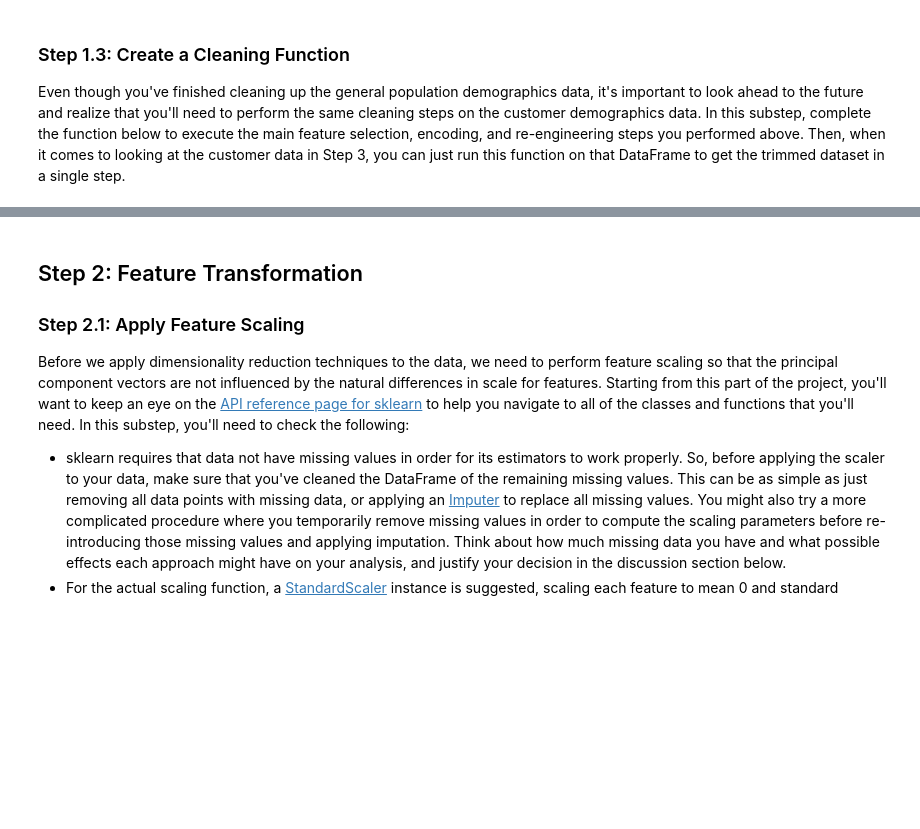
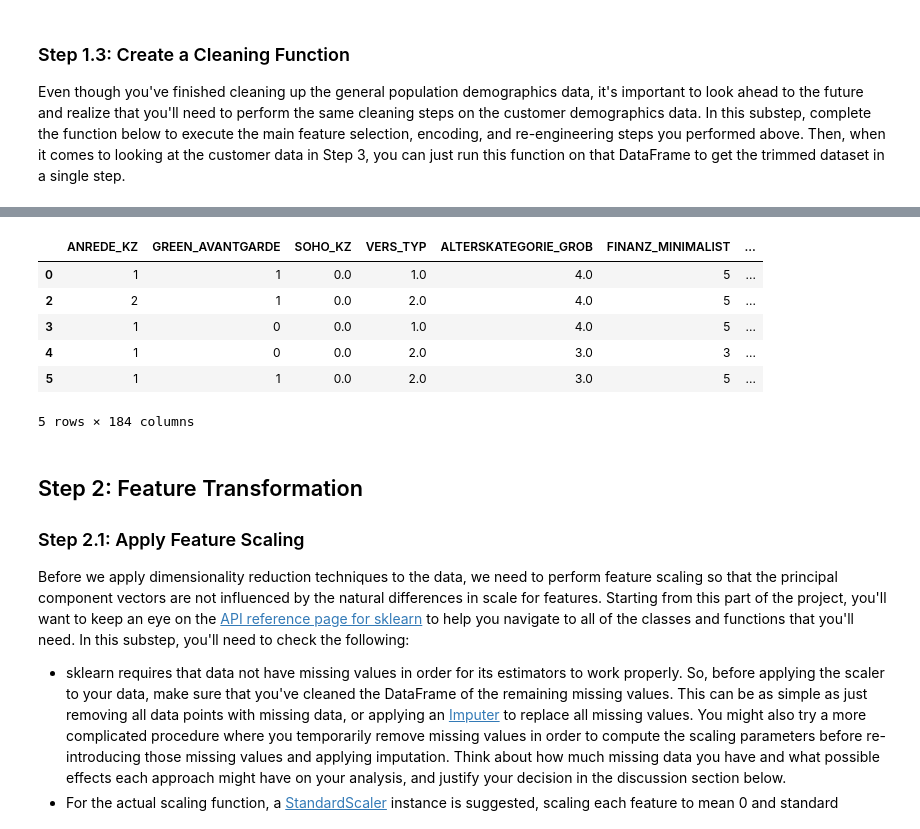
Before and after one commit to dendrenn/customer-segmentation, a Jupyter notebook: Identify_Customer_Segments.ipynb, the cells around one changed output, grey strips where cells are left out. Cells and saved outputs as stored; diff of their text form; code cells hidden in the pictures; blank space fills up the shorter version.

```diff
--- a/Identify_Customer_Segments.ipynb
+++ b/Identify_Customer_Segments.ipynb
@@ -458,5 +718,7 @@ In order to finish this step up, you need to make sure that your data frame now
 
 Make sure that for any new columns that you have engineered, that you've excluded the original columns from the final dataset. Otherwise, their values will interfere with the analysis later on the project. For example, you should not keep "PRAEGENDE_JUGENDJAHRE", since its values won't be useful for the algorithm: only the values derived from it in the engineered features you created should be retained. As a reminder, your data should only be from **the subset with few or no missing values**.
 # %%
-# If there are other re-engineering tasks you need to perform, make sure you
-# take care of them here. (Dealing with missing data will come in step 2.1.)
+# If there are other re-engineering tasks you need to perform, make sure you take care of them here. (Dealing with missing data will come in step 2.1.)
+other_features = feat_info[(feat_info['type'] == 'numeric') | (feat_info['type'] == 'interval') | (feat_info['type'] == 'ordinal')]['attribute'].to_list()
+other_features = [feature for feature in other_features if feature not in outlier_columns]
+print(other_features)
@@ -463,3 +727,5 @@ Make sure that for any new columns that you have engineered, that you've exclude
 # %%
-# Do whatever you need to in order to ensure that the dataframe only contains
-# the columns that should be passed to the algorithm functions.
+# Do whatever you need to in order to ensure that the dataframe only contains the columns that should be passed to the algorithm functions.
+df = df_few_missing_rows[categorical_features_none + other_features]
+df_azdias_clean = pd.concat([df, df_categorical_features_rencoded, df_categorical_features_encoded, df_mixed_features_split_encoded, df_mixed_features_split, df_mixed_features_encoded], axis=1)
+print(df_azdias_clean.columns.to_list())
@@ -467,24 +735,3 @@ Make sure that for any new columns that you have engineered, that you've exclude
 ### Step 1.3: Create a Cleaning Function
 
 Even though you've finished cleaning up the general population demographics data, it's important to look ahead to the future and realize that you'll need to perform the same cleaning steps on the customer demographics data. In this substep, complete the function below to execute the main feature selection, encoding, and re-engineering steps you performed above. Then, when it comes to looking at the customer data in Step 3, you can just run this function on that DataFrame to get the trimmed dataset in a single step.
-# %%
-def clean_data(df):
-    """
-    Perform feature trimming, re-encoding, and engineering for demographics
-    data
-
-    INPUT: Demographics DataFrame
-    OUTPUT: Trimmed and cleaned demographics DataFrame
-    """
-
-    # Put in code here to execute all main cleaning steps:
-    # convert missing value codes into NaNs, ...
-
-
-    # remove selected columns and rows, ...
-
-
-    # select, re-encode, and engineer column values.
-
-
-    # Return the cleaned dataframe.
@@ -491,3 +804,15 @@ def clean_data(df):
+# %%
+df_customers_clean = clean_data(df_customers, feat_info, categorical_features_encode, categorical_features_none, mixed_features_encode, other_features, decade_dict, movement_dict, wealth_dict, lifestage_dict)
+df_customers_clean['GEBAEUDETYP_5.0'] = np.nan
+df_customers_clean.head()
+# %% [output]
+|  | ANREDE_KZ | GREEN_AVANTGARDE | SOHO_KZ | VERS_TYP | ALTERSKATEGORIE_GROB | FINANZ_MINIMALIST | ... |
+| 0 | 1 | 1 | 0.0 | 1.0 | 4.0 | 5 | ... |
+| 2 | 2 | 1 | 0.0 | 2.0 | 4.0 | 5 | ... |
+| 3 | 1 | 0 | 0.0 | 1.0 | 4.0 | 5 | ... |
+| 4 | 1 | 0 | 0.0 | 2.0 | 3.0 | 3 | ... |
+| 5 | 1 | 1 | 0.0 | 2.0 | 3.0 | 5 | ... |
+5 rows × 184 columns
 # %% [markdown]
 ## Step 2: Feature Transformation
 
```
Also changed, not shown: parts of 55 cells of this notebook.
